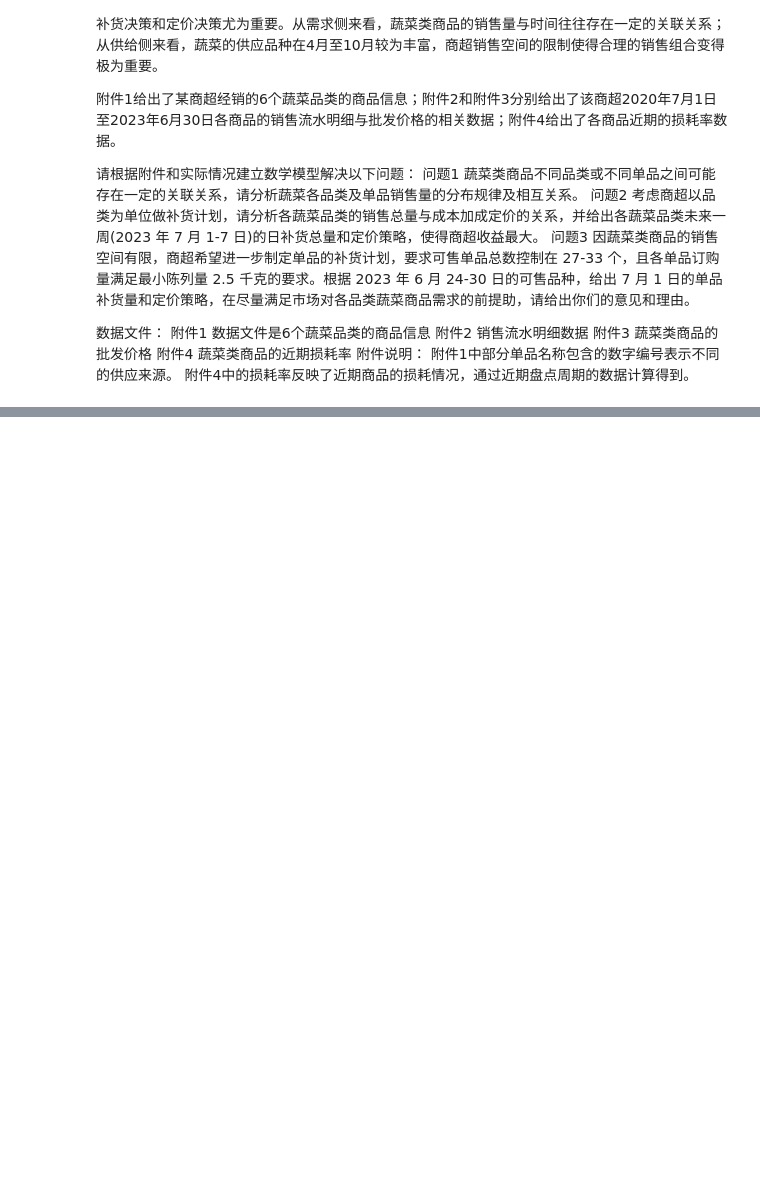
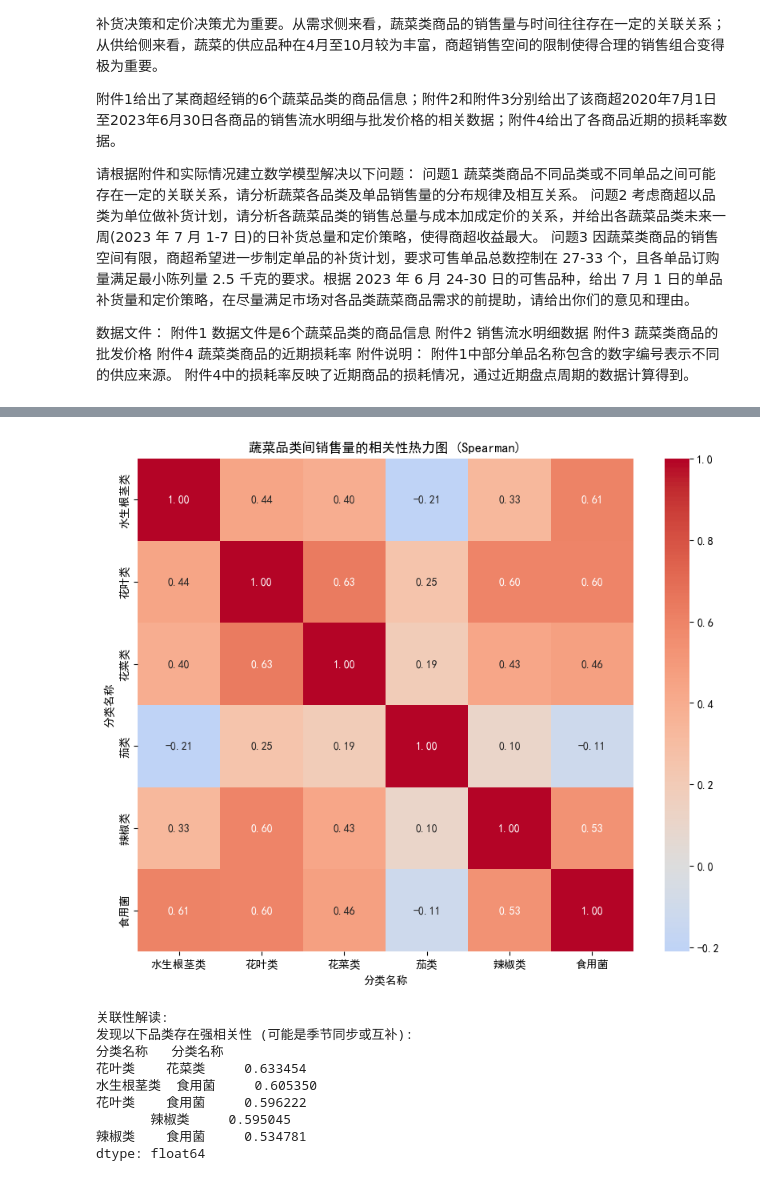
Before and after one commit to VasantLong/ml2025, a Jupyter notebook: hw/独立实践项目/code.ipynb, the cells around one changed output, grey strips where cells are left out. Saved outputs shown, nothing was run; the diff lists cells and outputs as text; code cells hidden in the pictures; blank space fills up the shorter version.

```diff
--- a/hw/独立实践项目/code.ipynb
+++ b/hw/独立实践项目/code.ipynb
@@ -185,9 +347,9 @@ for cat, sales in sales_by_cat.head(10).items():  # 只显示前10
 # %%
 #各品类销售额
-data['销售额'] = data['销量'] * data['单价']
+df_q1['销售额'] = df_q1['销量'] * df_q1['单价']
 
 # 按年份和分类汇总销量和销售额
-yearly = data.groupby(['年份', '品类']).agg({
+yearly = df_q1.groupby(['年份', '分类名称']).agg({
     '销量': 'sum',
     '销售额': 'sum',
 }).reset_index()
@@ -199,14 +361,14 @@ for year in years:
     print(f"\n{year}年:")
     print(f"{'分类':<8} {'销量(kg)':>12} {'销售额(元)':>15}")
     for _, row in year_data.sort_values('销售额', ascending=False).head(6).iterrows():
-        print(f"{row['品类']:<8} {row['销量']:12,.0f} {row['销售额']:15,.0f}")
+        print(f"{row['分类名称']:<8} {row['销量']:12,.0f} {row['销售额']:15,.0f}")
 
 # 年度增长率（销量和销售额）
 print("\n年度增长率（销量和销售额）:")
-top_cats = yearly.groupby('品类')['销售额'].sum().nlargest(6).index
+top_cats = yearly.groupby('分类名称')['销售额'].sum().nlargest(6).index
 
 for cat in top_cats:
-    cat_data = yearly[yearly['品类'] == cat].sort_values('年份')
+    cat_data = yearly[yearly['分类名称'] == cat].sort_values('年份')
     if len(cat_data) >= 2:
         first_year = cat_data.iloc[0]
         last_year = cat_data.iloc[-1]
@@ -283,13 +445,13 @@ Q2(4-6月):
 # %%
 #周末对比平常
 
-data['是否周末'] = data['是否周末'].astype(bool)
+df_q1['是否周末'] = df_q1['是否周末'].astype(bool)
 
 # 按品类和是否周末分组，计算每组销量的均值
-grouped = data.groupby(['品类', '是否周末'])['销量'].mean().reset_index()
+grouped = df_q1.groupby(['分类名称', '是否周末'])['销量'].mean().reset_index()
 
 # 重塑数据，将是否周末作为列名
-pivot_table = grouped.pivot(index='品类', columns='是否周末', values='销量')
+pivot_table = grouped.pivot(index='分类名称', columns='是否周末', values='销量')
 # 重命名列名，便于识别
 pivot_table.columns = ['平时销量均值', '周末销量均值']
 
@@ -439 +603,40 @@ main(data)
   花叶类: r=-0.160, p=0.000
+# %%
+def analyze_category_correlations(data):
+    pivot_df = data.groupby(['日期', '分类名称'])['销量'].sum().unstack()
+    pivot_df = pivot_df.fillna(0)
+
+    # 2. 计算相关系数 (Spearman 更适合非正态分布的销量数据)
+    corr_matrix = pivot_df.corr(method='spearman')
+
+    # 3. 绘制热力图
+    plt.figure(figsize=(10, 8))
+    sns.heatmap(corr_matrix, annot=True, cmap='coolwarm', center=0, fmt=".2f")
+    plt.title('蔬菜品类间销售量的相关性热力图 (Spearman)')
+    plt.show()
+
+    print("关联性解读:")
+    # 获取上三角矩阵（去除重复和自相关）
+    mask = np.triu(np.ones_like(corr_matrix, dtype=bool), k=1)
+    strong_corr = corr_matrix.where(mask).stack()
+
+    # 筛选绝对值大于 0.6 的强相关
+    strong_pairs = strong_corr[abs(strong_corr) > 0.5].sort_values(ascending=False)
+    if not strong_pairs.empty:
+        print("发现以下品类存在强相关性 (可能是季节同步或互补):")
+        print(strong_pairs)
+    else:
+        print("未发现明显的强相关性 (各品类销售相对独立)。")
+# %%
+analyze_category_correlations(df_q1)
+# %% [output]
+[figure, added]
+关联性解读:
+发现以下品类存在强相关性 (可能是季节同步或互补):
+分类名称   分类名称
+花叶类    花菜类     0.633454
+水生根茎类  食用菌     0.605350
+花叶类    食用菌     0.596222
+       辣椒类     0.595045
+辣椒类    食用菌     0.534781
+dtype: float64
```
Also changed, not shown: parts of 23 cells of this notebook, 2 other files.
